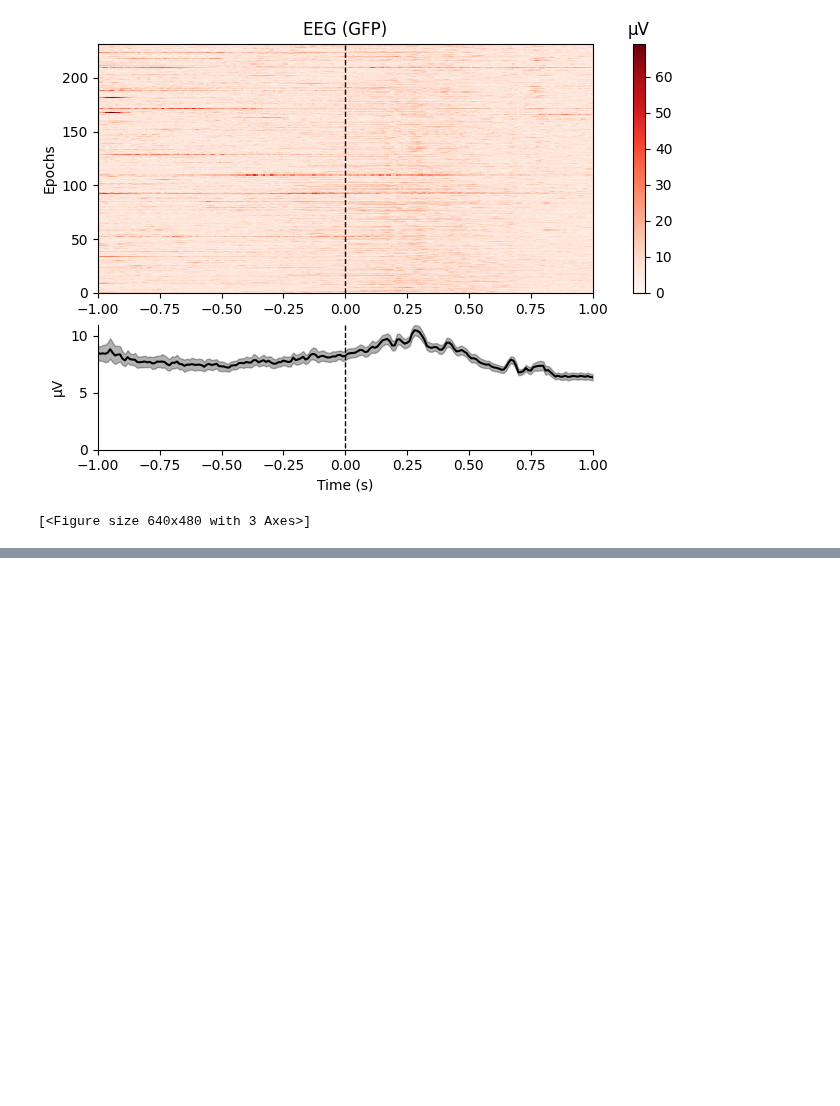
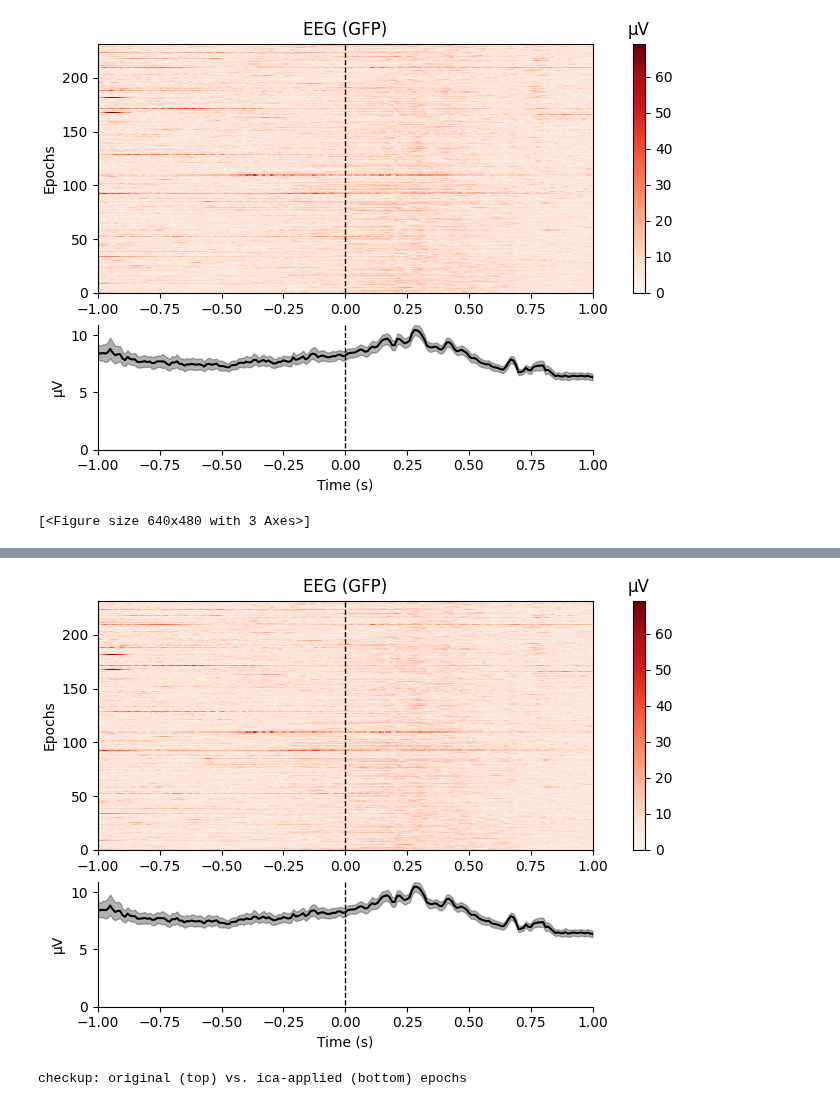
Before and after one commit to ebosseck/eeg_course_project, a Jupyter notebook: runPipelineM4_debugging.ipynb, the cells around one changed output, grey strips where cells are left out. Cells and saved outputs as stored; diff of their text form; code cells hidden in the pictures; blank space fills up the shorter version.

```diff
--- a/runPipelineM4_debugging.ipynb
+++ b/runPipelineM4_debugging.ipynb
@@ -282,0 +372,8 @@ curr_steps = "preprocessing/_07a_apply_ica"
+# %%
+# checkup: plot original (conventionally filtered) epochs
+curr_checkup_epochs = mne.read_epochs(f"{curr_subject_path}/sub-01_task-SocialMemoryCuing_epo.fif")
+mne.viz.plot_epochs_image(curr_checkup_epochs)
+print("checkup: original (top) vs. ica-applied (bottom) epochs")
+# %% [output]
+[figure, added]
+checkup: original (top) vs. ica-applied (bottom) epochs
```
Also changed, not shown: parts of 8 cells of this notebook.
